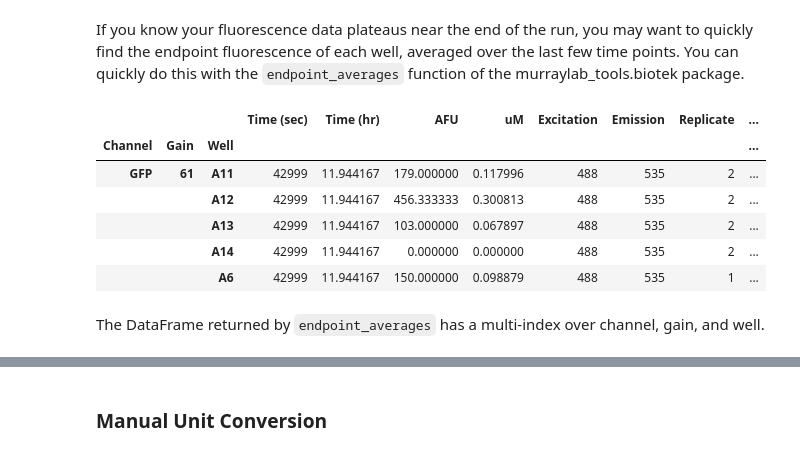
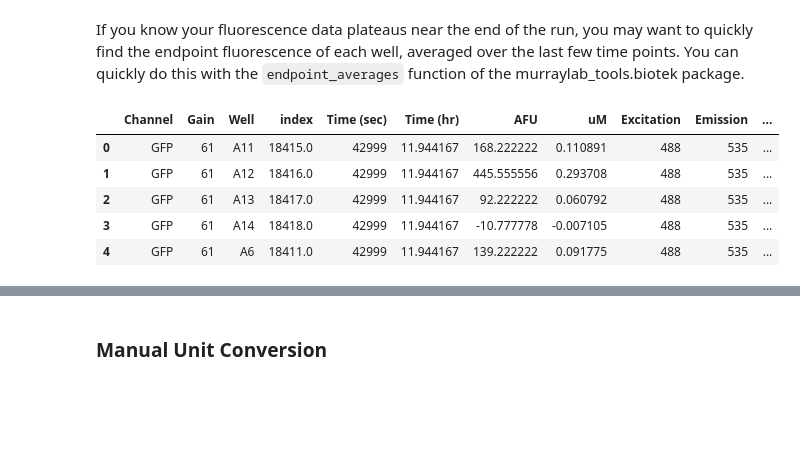
Before and after one commit to sclamons/murraylab_tools, a Jupyter notebook: examples/Biotek Analysis Usage Examples.ipynb, the cells around one changed output, grey strips where cells are left out. Cells and saved outputs as stored; diff of their text form; code cells hidden in the pictures; blank space fills up the shorter version.

```diff
--- a/examples/Biotek Analysis Usage Examples.ipynb
+++ b/examples/Biotek Analysis Usage Examples.ipynb
@@ -140,15 +130,12 @@ endpoint_df.head()
 # %% [markdown]
 If you know your fluorescence data plateaus near the end of the run, you may want to quickly find the endpoint fluorescence of each well, averaged over the last few time points. You can quickly do this with the `endpoint_averages` function of the murraylab_tools.biotek package.
 # %%
-endpoint_df = mt_biotek.endpoint_averages(df)
+endpoint_df = mt_biotek.endpoint_averages(corrected_df)
 endpoint_df.head()
 # %% [output]
-|  |  |  | Time (sec) | Time (hr) | AFU | uM | Excitation | Emission | Replicate | ... |
-| Channel | Gain | Well |  |  |  |  |  |  |  | ... |
-| GFP | 61 | A11 | 42999 | 11.944167 | 179.000000 | 0.117996 | 488 | 535 | 2 | ... |
-|  |  | A12 | 42999 | 11.944167 | 456.333333 | 0.300813 | 488 | 535 | 2 | ... |
-|  |  | A13 | 42999 | 11.944167 | 103.000000 | 0.067897 | 488 | 535 | 2 | ... |
-|  |  | A14 | 42999 | 11.944167 | 0.000000 | 0.000000 | 488 | 535 | 2 | ... |
-|  |  | A6 | 42999 | 11.944167 | 150.000000 | 0.098879 | 488 | 535 | 1 | ... |
+|  | Channel | Gain | Well | index | Time (sec) | Time (hr) | AFU | uM | Excitation | Emission | ... |
+| 0 | GFP | 61 | A11 | 18415.0 | 42999 | 11.944167 | 168.222222 | 0.110891 | 488 | 535 | ... |
+| 1 | GFP | 61 | A12 | 18416.0 | 42999 | 11.944167 | 445.555556 | 0.293708 | 488 | 535 | ... |
+| 2 | GFP | 61 | A13 | 18417.0 | 42999 | 11.944167 | 92.222222 | 0.060792 | 488 | 535 | ... |
+| 3 | GFP | 61 | A14 | 18418.0 | 42999 | 11.944167 | -10.777778 | -0.007105 | 488 | 535 | ... |
+| 4 | GFP | 61 | A6 | 18411.0 | 42999 | 11.944167 | 139.222222 | 0.091775 | 488 | 535 | ... |
-# %% [markdown]
-The DataFrame returned by `endpoint_averages` has a multi-index over channel, gain, and well.
```
Also changed, not shown: parts of 7 cells of this notebook, 1 other file.
